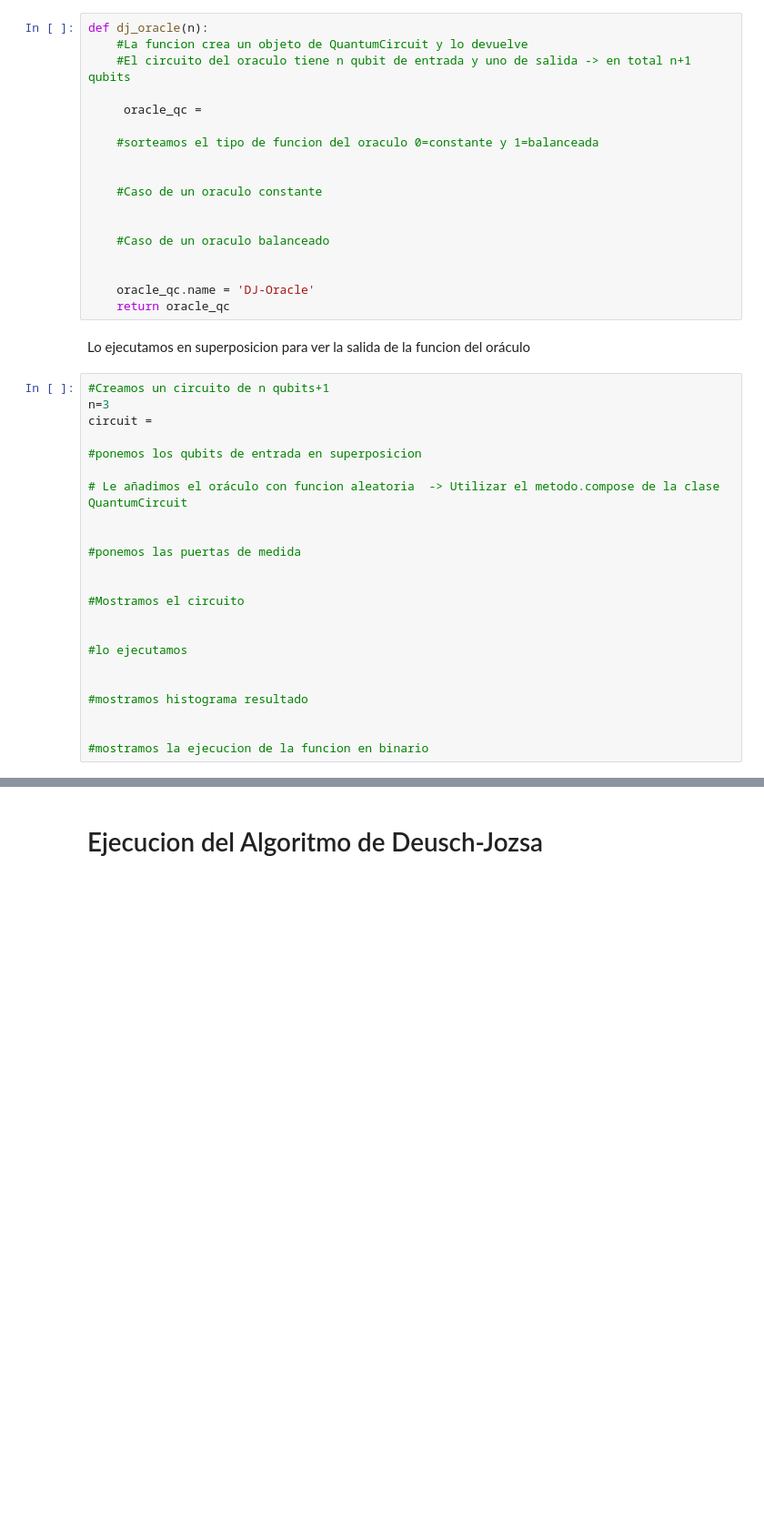
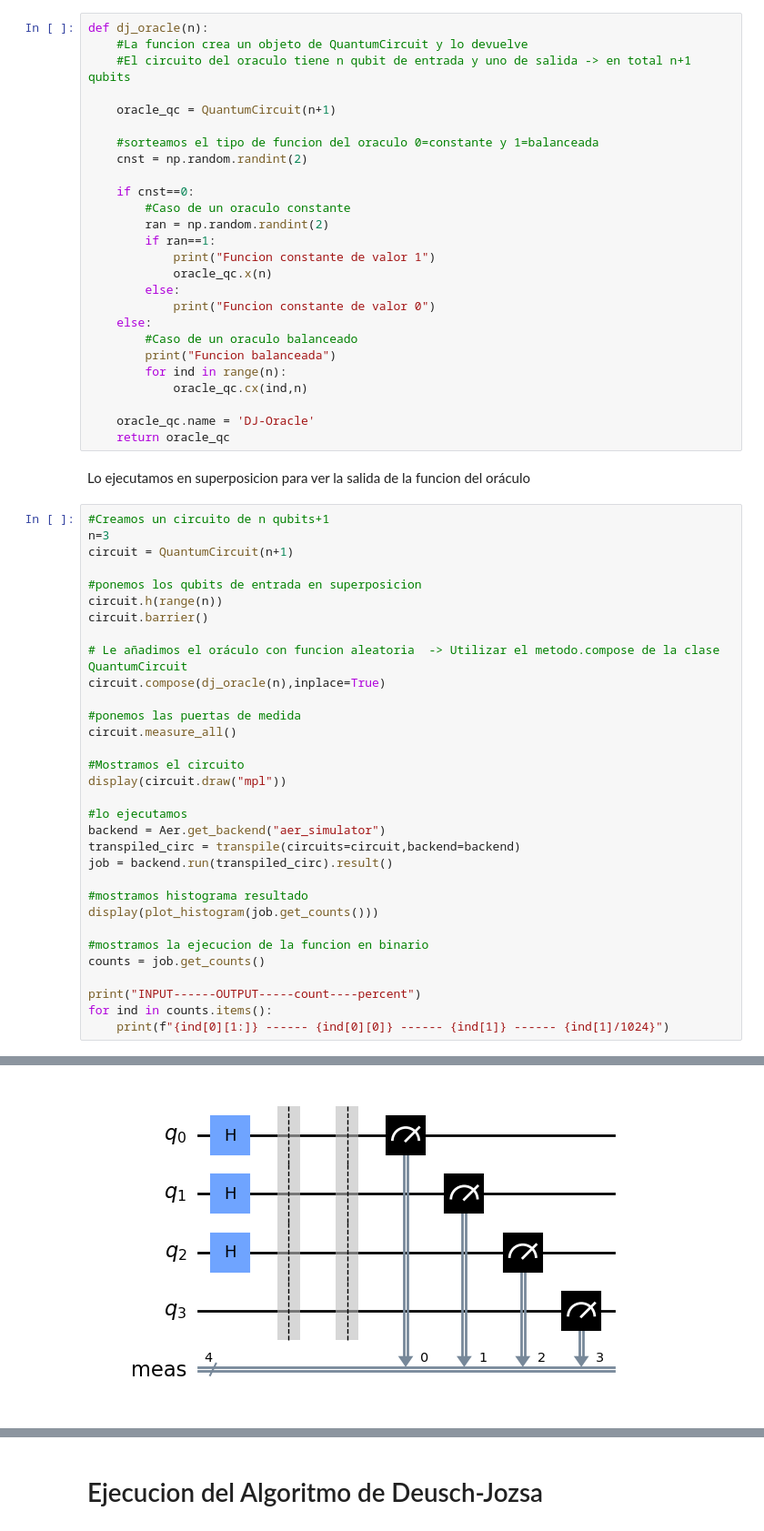
Before and after one commit to Mariomc10/AlgoritmosCuanticos, a Jupyter notebook: 06_Deutsch_Jozsa.ipynb, the cells around one changed output, grey strips where cells are left out. Shown at 91% size. Cells and saved outputs as stored; diff of their text form; blank space fills up the shorter version.

```diff
--- a/06_Deutsch_Jozsa.ipynb
+++ b/06_Deutsch_Jozsa.ipynb
@@ -179,16 +223,24 @@ def dj_oracle(n):
     #La funcion crea un objeto de QuantumCircuit y lo devuelve
     #El circuito del oraculo tiene n qubit de entrada y uno de salida -> en total n+1 qubits
 
-     oracle_qc =
+    oracle_qc = QuantumCircuit(n+1)
 
     #sorteamos el tipo de funcion del oraculo 0=constante y 1=balanceada
+    cnst = np.random.randint(2)
 
-
-    #Caso de un oraculo constante
-
-
-    #Caso de un oraculo balanceado
-
+    if cnst==0:
+        #Caso de un oraculo constante
+        ran = np.random.randint(2)
+        if ran==1:
+            print("Funcion constante de valor 1")
+            oracle_qc.x(n)
+        else:
+            print("Funcion constante de valor 0")
+    else:
+        #Caso de un oraculo balanceado
+        print("Funcion balanceada")
+        for ind in range(n):
+            oracle_qc.cx(ind,n)
 
     oracle_qc.name = 'DJ-Oracle'
     return oracle_qc
@@ -197,23 +249,33 @@ Lo ejecutamos en superposicion para ver la salida de la funcion del oráculo
 # %%
 #Creamos un circuito de n qubits+1
 n=3
-circuit =
+circuit = QuantumCircuit(n+1)
 
 #ponemos los qubits de entrada en superposicion
+circuit.h(range(n))
+circuit.barrier()
 
 # Le añadimos el oráculo con funcion aleatoria  -> Utilizar el metodo.compose de la clase QuantumCircuit
-
+circuit.compose(dj_oracle(n),inplace=True)
 
 #ponemos las puertas de medida
-
+circuit.measure_all()
 
 #Mostramos el circuito
-
+display(circuit.draw("mpl"))
 
 #lo ejecutamos
-
+backend = Aer.get_backend("aer_simulator")
+transpiled_circ = transpile(circuits=circuit,backend=backend)
+job = backend.run(transpiled_circ).result()
 
 #mostramos histograma resultado
-
+display(plot_histogram(job.get_counts()))
 
 #mostramos la ejecucion de la funcion en binario
+counts = job.get_counts()
+
+print("INPUT------OUTPUT-----count----percent")
+for ind in counts.items():
+    print(f"{ind[0][1:]} ------ {ind[0][0]} ------ {ind[1]} ------ {ind[1]/1024}")
+# %% [output]
@@ -219,0 +283 @@ circuit =
+[figure, added]
```
Also changed, not shown: parts of 14 cells of this notebook, 2 other files.
